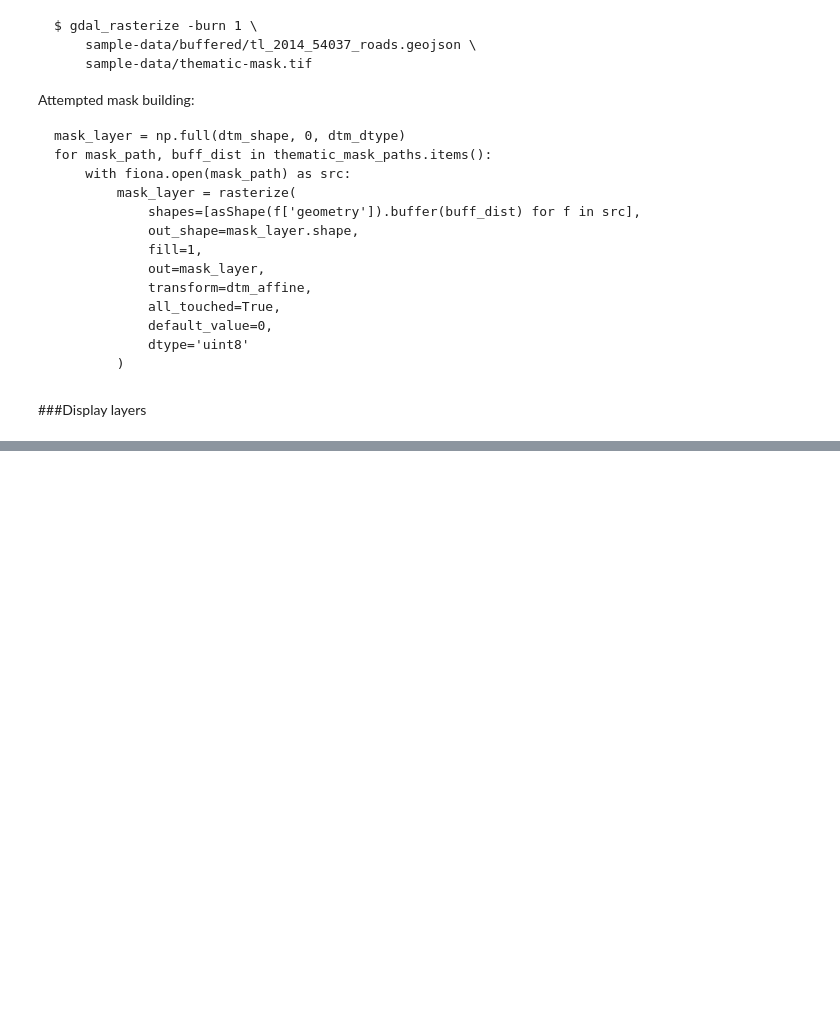
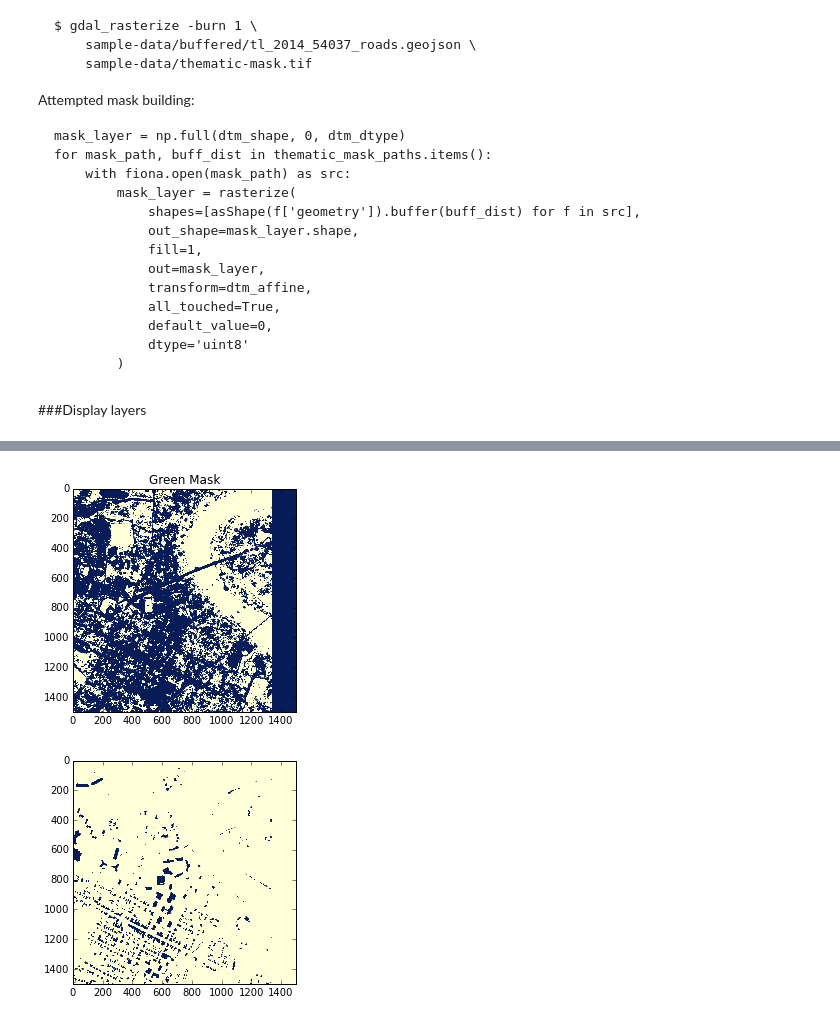
Before and after one commit to HKCaesar/Geoprocessing-Examples, a Jupyter notebook: BuildingExtraction.ipynb, the cells around one changed output, grey strips where cells are left out. Drawn from its saved outputs; the diff is of its cells as text; code cells hidden in the pictures; blank space fills up the shorter version.

```diff
--- a/BuildingExtraction.ipynb
+++ b/BuildingExtraction.ipynb
@@ -293,0 +237,38 @@ with rasterio.open('SEGMENTED.tif', 'w', **meta) as r:
+# %%
+# The NAIP we're working with doesn't have NIR, which would be
+# extremely useful for eliminating vegetation, so we have to compute
+# a greenness index to use for the same purpose.
+# g / sum(r, g, b)
+green_mask = naip[1] / (
+    naip[0].astype(np.float32) +
+    naip[1].astype(np.float32) +
+    naip[2].astype(np.float32)
+)
+green_mask = np.nan_to_num(green_mask)
+green_mask = green_mask >= 0.38
+plt.title("Green Mask")
+plt.imshow(green_mask)
+plt.show()
+
+# Merge elevation, thematic, and green masks together and add black
+# NAIP pixels and fill small non-masked areas.  The buildings we care
+# about are at least 25 square meters.
+merged_mask = ((naip[0] == 0) & (naip[1] == 0) & (naip[2] == 0)) \
+    + thematic_mask + elevation_mask + green_mask
+m_segments, m_segment_labels = ndimage.label(~merged_mask)
+m_segment_sizes = np.bincount(m_segments.ravel()) > 25
+m_segment_sizes[0] = 0
+final_mask = ~(m_segment_sizes[m_segments])
+
+# Quick morphological cleanup
+final_mask = opening(final_mask.astype(np.bool_)).astype(np.bool_)
+plt.imshow(final_mask)
+plt.show()
+
+meta = dtm_meta.copy()
+meta['dtype'] = np.uint8
+with rasterio.open('BAH.tif', 'w', **meta) as dst:
+    dst.write_band(1, final_mask.astype(np.uint8))
+# %% [output]
+[figure, added]
+[figure, added]
```
Also changed, not shown: parts of 15 cells of this notebook.
